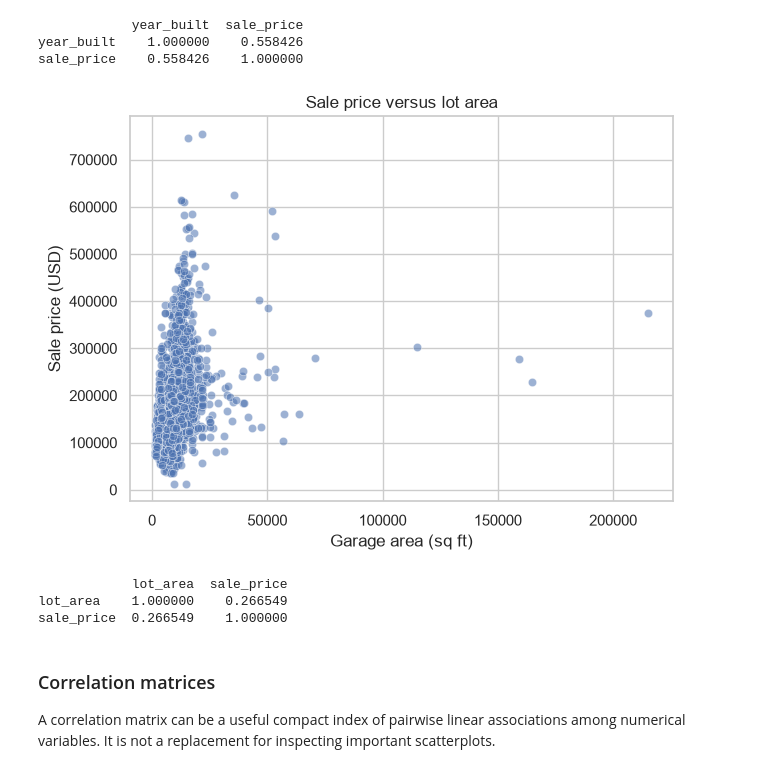
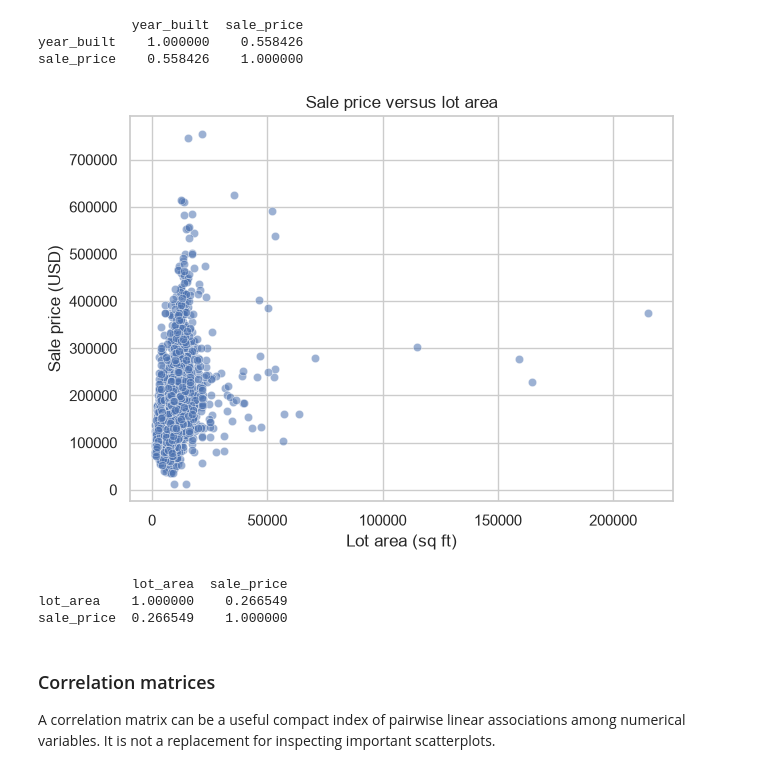
Before and after one commit to MendSe/Advanced-Statistics, a Jupyter notebook: Ex0/advs-hw0 (EDA).ipynb, the cells around one changed output. Cells and saved outputs as stored; diff of their text form; code cells hidden in the pictures.

Commit message:
Fix swapped EDA area labels and regenerate affected plots

```diff
--- a/Ex0/advs-hw0 (EDA).ipynb
+++ b/Ex0/advs-hw0 (EDA).ipynb
@@ -575,14 +575,14 @@ sale_price    0.558426    1.000000
 # %%
 plt.figure(figsize=(7, 5))
 sns.scatterplot(data=dataset, x='lot_area', y='sale_price', alpha=0.55)
 plt.title('Sale price versus lot area')
-plt.xlabel('Garage area (sq ft)')
+plt.xlabel('Lot area (sq ft)')
 plt.ylabel('Sale price (USD)')
 plt.show()
 
 print(dataset[['lot_area', 'sale_price']].corr())
 # %% [output]
-[figure, old version]
+[figure, new version]
             lot_area  sale_price
 lot_area    1.000000    0.266549
 sale_price  0.266549    1.000000
```
Also changed, not shown: parts of 1 cell of this notebook.
